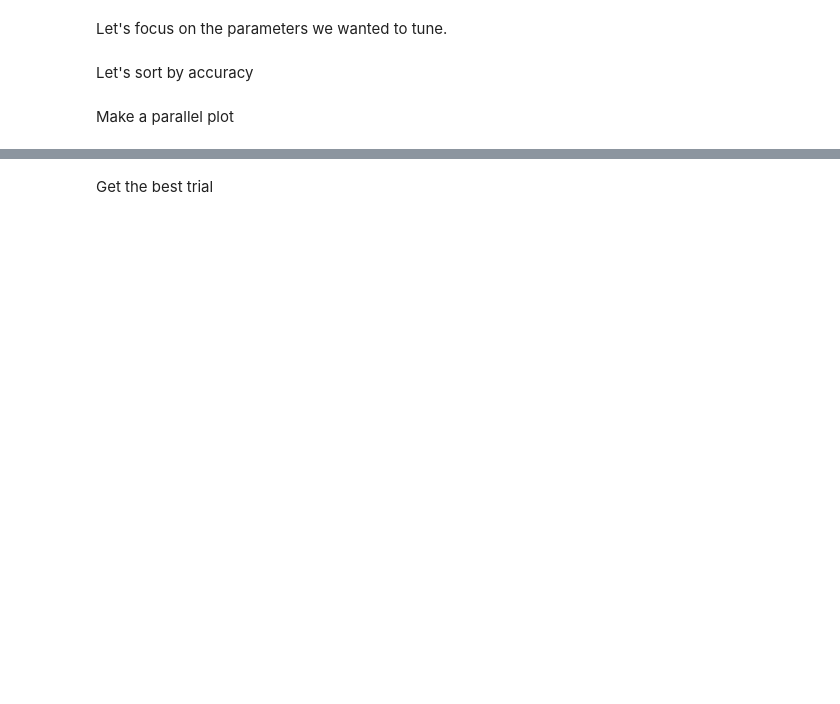
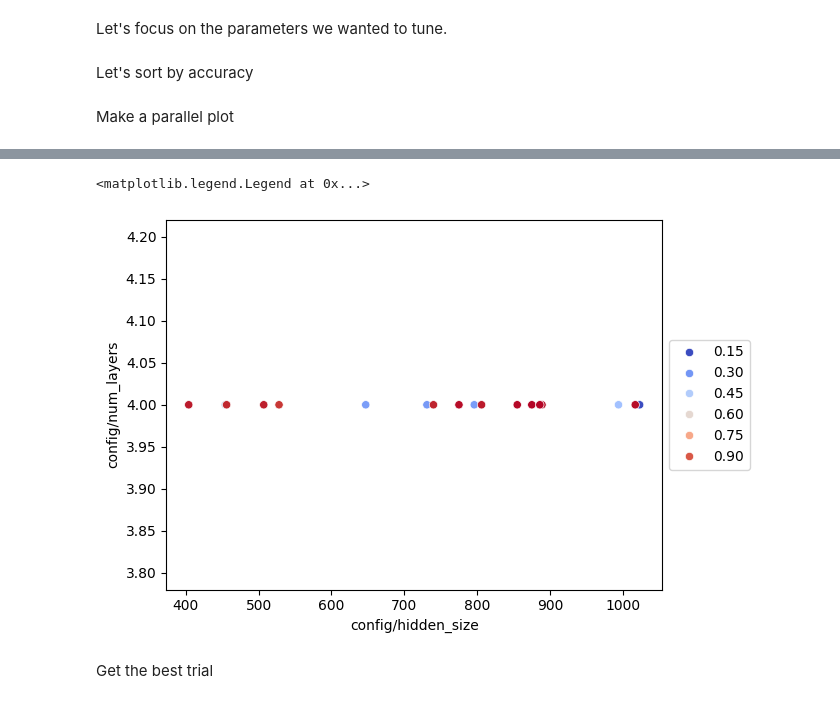
Before and after one commit to FP-byte/MADS-MachineLearning-FP, a Jupyter notebook: dev/notebooks/4_tuning_networks/03_ray.ipynb, the cells around one changed output, grey strips where cells are left out. Saved outputs shown, nothing was run; the diff lists cells and outputs as text; code cells hidden in the pictures; blank space fills up the shorter version.

```diff
--- a/dev/notebooks/4_tuning_networks/03_ray.ipynb
+++ b/dev/notebooks/4_tuning_networks/03_ray.ipynb
@@ -53,6 +115,7 @@ sns.scatterplot(data=p, x="config/hidden_size", y="config/num_layers", hue="Accu
 # %%
 import matplotlib.pyplot as plt
 cmap = sns.cubehelix_palette(as_cmap=True)
-sns.scatterplot(data=p, x="config/hidden_size", y="config/num_layers", hue="Accuracy", palette="coolwarm")
+sns.scatterplot(data=p, x="config/hidden_size", y="config/num_layers", hue="accuracy", palette="coolwarm")
 sns.kdeplot(data=p, x="config/hidden_size", y="config/num_layers", cmap=cmap)
 plt.legend(loc='center left', bbox_to_anchor=(1, 0.5), ncol=1)
+# %% [output]
@@ -59,3 +123,5 @@ plt.legend(loc='center left', bbox_to_anchor=(1, 0.5), ncol=1)
+<matplotlib.legend.Legend at 0x...>
+[figure, added]
 # %% [markdown]
 Get the best trial
 # %%
```
Also changed, not shown: parts of 14 cells of this notebook, 15 other files.
